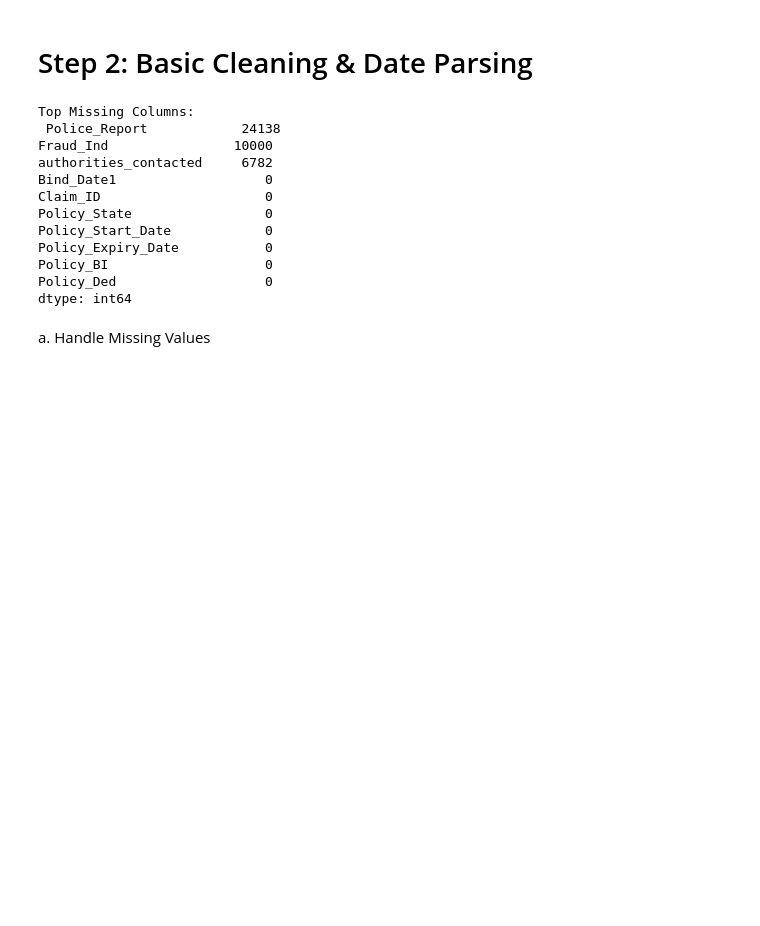
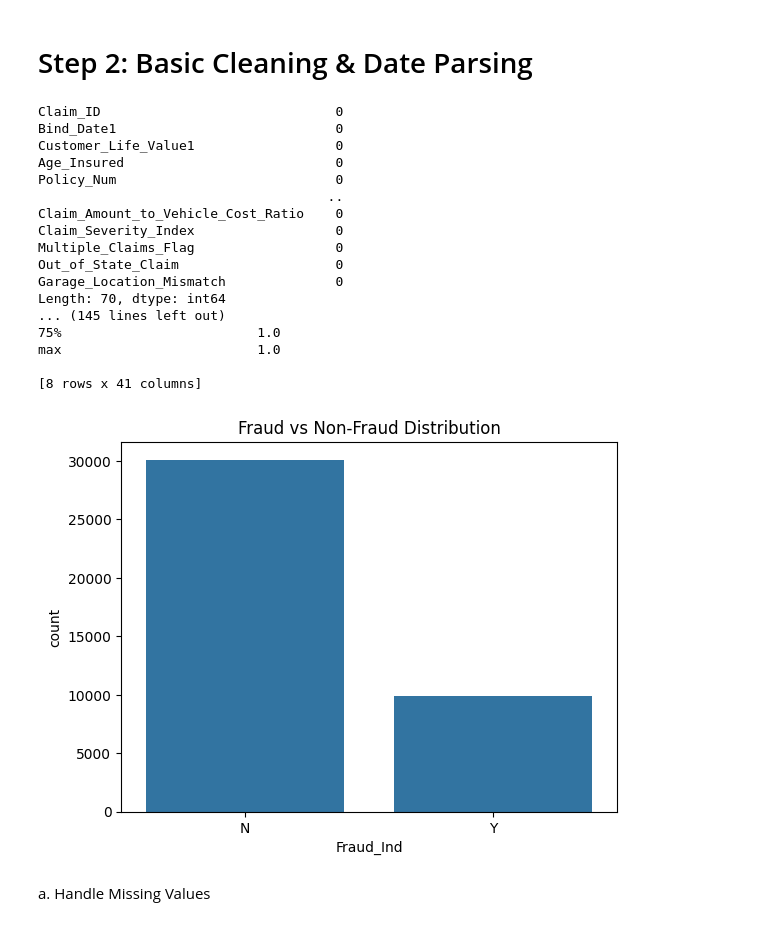
Before and after one commit to abhisek2004/Learnathon_BFSI, a Jupyter notebook: train.ipynb, the cells around one changed output. Saved outputs shown, nothing was run; the diff lists cells and outputs as text; code cells hidden in the pictures; blank space fills up the shorter version.

```diff
--- a/train.ipynb
+++ b/train.ipynb
@@ -3,20 +17,6 @@
 # %%
-# Step 1: Import libraries
 import pandas as pd
 
-# Step 2: Load all 3 CSV files
-df1 = pd.read_csv("Auto_Insurance_Fraud_Claims_File01.csv")
-df2 = pd.read_csv("Auto_Insurance_Fraud_Claims_File02.csv")
-df3 = pd.read_csv("Auto_Insurance_Fraud_Claims_File03.csv")
-
-# Step 3: Check shape of each file
-print("File 01:", df1.shape)
-print("File 02:", df2.shape)
-print("File 03:", df3.shape)
-
-# Step 4: Concatenate all into a single DataFrame
-df = pd.concat([df1, df2, df3], axis=0, ignore_index=True)
-
-# Step 5: View basic info
-print("Combined Shape:", df.shape)
-df.head()
+# Load datasets
+train_df = pd.read_csv("dataset1.csv")
+test_df = pd.read_csv("dataset2.csv")
@@ -35,30 +23,36 @@ Combined Shape: (70000, 53)
 # %% [markdown]
 # Step 2: Basic Cleaning & Date Parsing
 # %%
-# Convert date columns to datetime
-date_cols = ['Bind_Date1', 'Policy_Start_Date', 'Policy_Expiry_Date',
-             'Accident_Date', 'DL_Expiry_Date', 'Claims_Date']
+# Check for missing values
+print(df.isnull().sum())
 
-for col in date_cols:
-    if col in df.columns:
-        df[col] = pd.to_datetime(df[col], errors='coerce')
+# Data types info
+print(df.info())
 
-# Convert target column 'Fraud_Ind' to 0/1
-df['Fraud_Ind'] = df['Fraud_Ind'].map({'Y': 1, 'N': 0})
-
-# Check missing values
-missing = df.isnull().sum().sort_values(ascending=False)
-print("Top Missing Columns:\n", missing.head(10))
+# Statistical summary
+print(df.describe())
 # %% [output]
-Top Missing Columns:
- Police_Report            24138
-Fraud_Ind                10000
-authorities_contacted     6782
-Bind_Date1                   0
-Claim_ID                     0
-Policy_State                 0
-Policy_Start_Date            0
-Policy_Expiry_Date           0
-Policy_BI                    0
-Policy_Ded                   0
-dtype: int64
+Claim_ID                              0
+Bind_Date1                            0
+Customer_Life_Value1                  0
+Age_Insured                           0
+Policy_Num                            0
+                                     ..
+Claim_Amount_to_Vehicle_Cost_Ratio    0
+Claim_Severity_Index                  0
+Multiple_Claims_Flag                  0
+Out_of_State_Claim                    0
+Garage_Location_Mismatch              0
+Length: 70, dtype: int64
+... (145 lines left out)
+75%                         1.0
+max                         1.0
+
+[8 rows x 41 columns]
+# %%
+# Visualize class distribution
+sns.countplot(x='Fraud_Ind', data=df)
+plt.title("Fraud vs Non-Fraud Distribution")
+plt.show()
+# %% [output]
+[figure, added]
```
Also changed, not shown: parts of 33 cells of this notebook, 17 other files.
